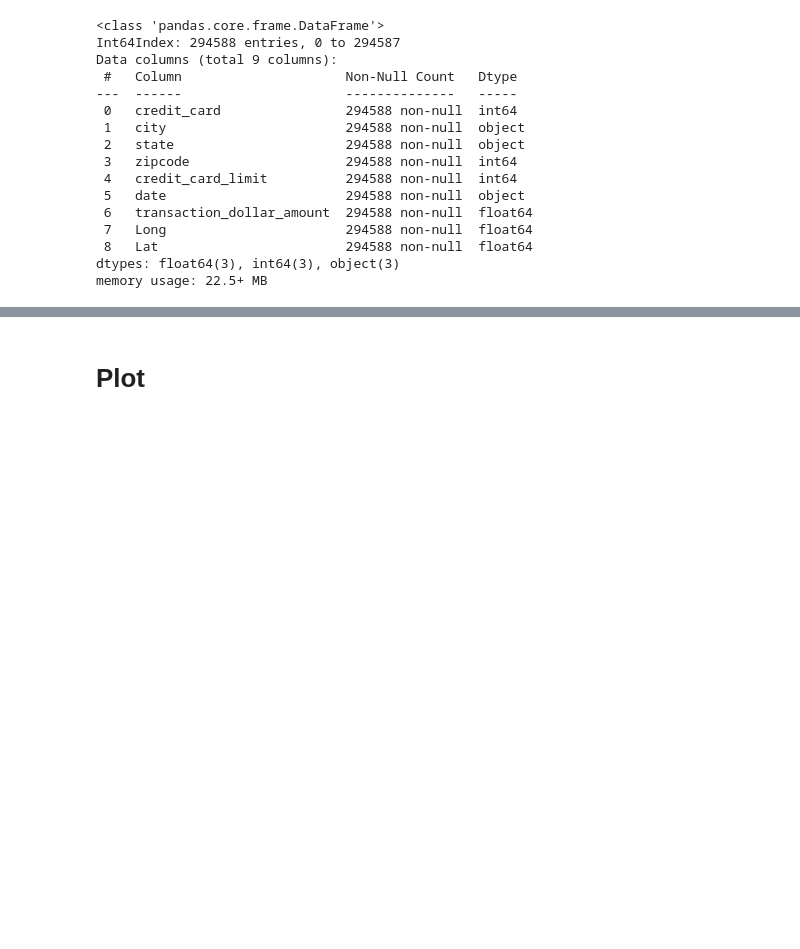
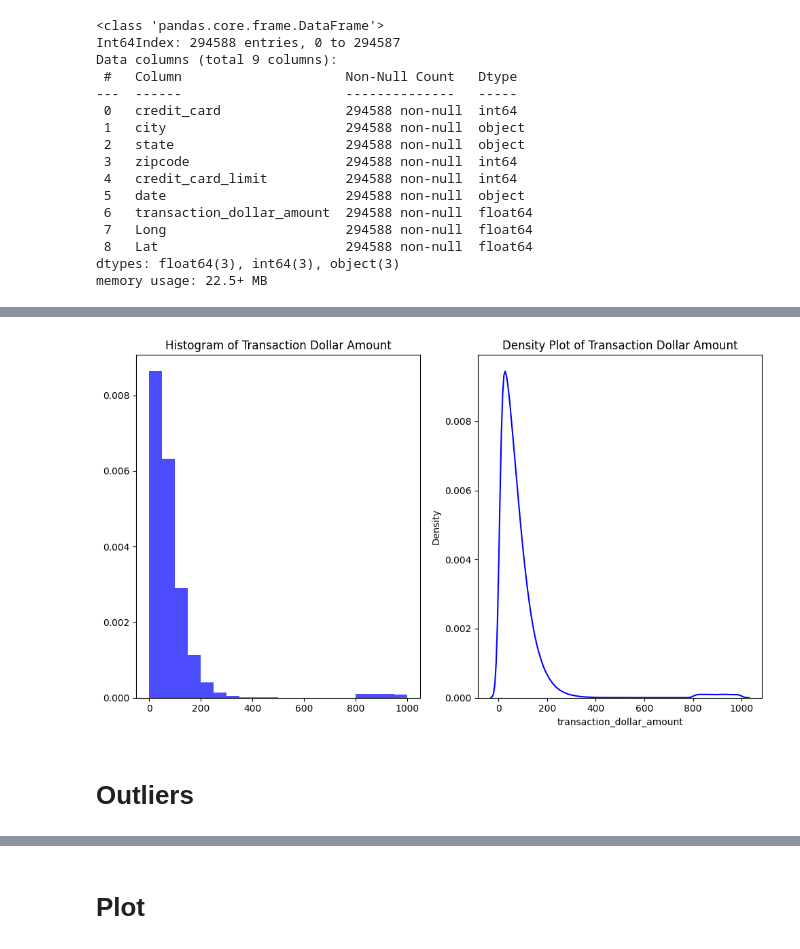
Before and after one commit to Muhammedali26/Projects, a Jupyter notebook: fraud-detection/main.ipynb, the cells around one changed output, grey strips where cells are left out. Drawn from its saved outputs; the diff is of its cells as text; code cells hidden in the pictures; blank space fills up the shorter version.

```diff
--- a/fraud-detection/main.ipynb
+++ b/fraud-detection/main.ipynb
@@ -111,0 +195,19 @@ memory usage: 22.5+ MB
+# %%
+plt.figure(figsize=(10, 6))
+
+# Histogram
+plt.subplot(1, 2, 1)
+plt.hist(data, bins=20, density=True, alpha=0.7, color='blue')
+plt.title("Histogram of Transaction Dollar Amount")
+
+# Yoğunluk Grafiği
+plt.subplot(1, 2, 2)
+sns.kdeplot(data, color='blue')
+plt.title("Density Plot of Transaction Dollar Amount")
+
+plt.tight_layout()
+plt.show()
+# %% [output]
+[figure, added]
+# %% [markdown]
+# Outliers
```
Also changed, not shown: parts of 18 cells of this notebook.
